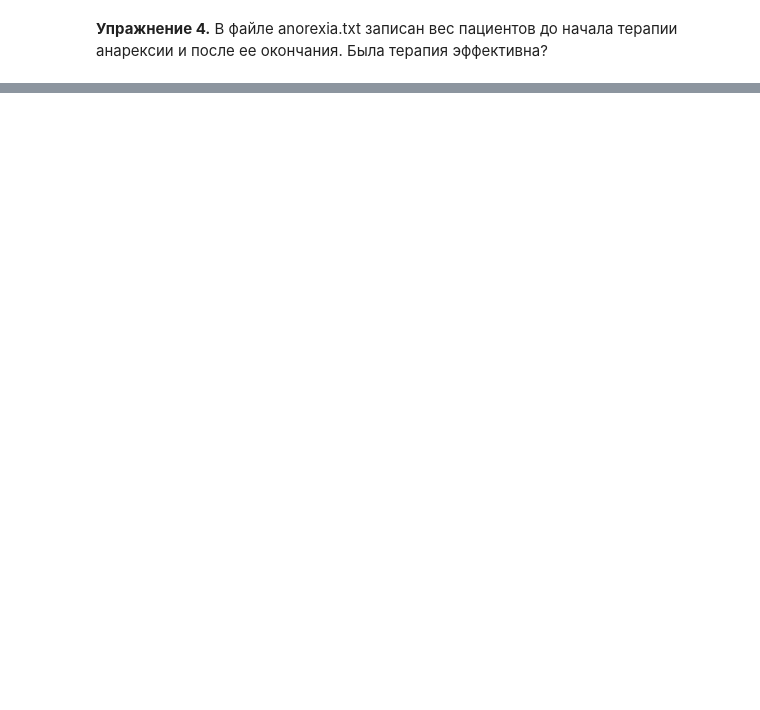
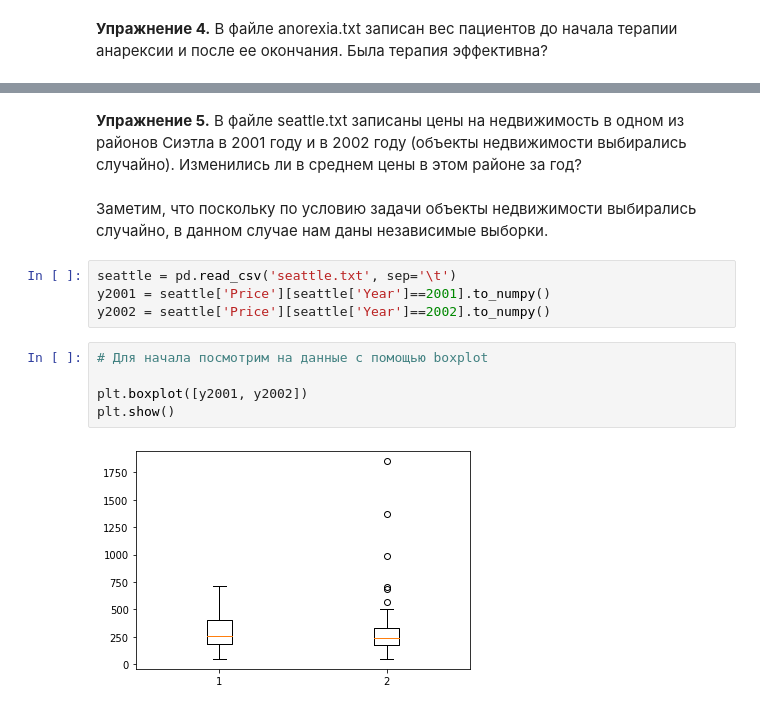
Before and after one commit to Oleg-DS/learning_data_science, a Jupyter notebook: Statistics/HW_3.ipynb, the cells around one changed output, grey strips where cells are left out. Saved outputs shown, nothing was run; the diff lists cells and outputs as text; blank space fills up the shorter version.

```diff
--- a/Statistics/HW_3.ipynb
+++ b/Statistics/HW_3.ipynb
@@ -130,0 +189,15 @@ anorexia
+# %% [markdown]
+**Упражнение 5.** В файле seattle.txt записаны цены на недвижимость в одном из районов Сиэтла в 2001 году и в 2002 году (объекты недвижимости выбирались случайно). Изменились ли в среднем цены в этом районе за год?
+# %% [markdown]
+Заметим, что поскольку по условию задачи объекты недвижимости выбирались случайно, в данном случае нам даны независимые выборки.
+# %%
+seattle = pd.read_csv('seattle.txt', sep='\t')
+y2001 = seattle['Price'][seattle['Year']==2001].to_numpy()
+y2002 = seattle['Price'][seattle['Year']==2002].to_numpy()
+# %%
+# Для начала посмотрим на данные с помощью boxplot
+
+plt.boxplot([y2001, y2002])
+plt.show()
+# %% [output]
+[figure, added]
```
Also changed, not shown: parts of 74 cells of this notebook.
